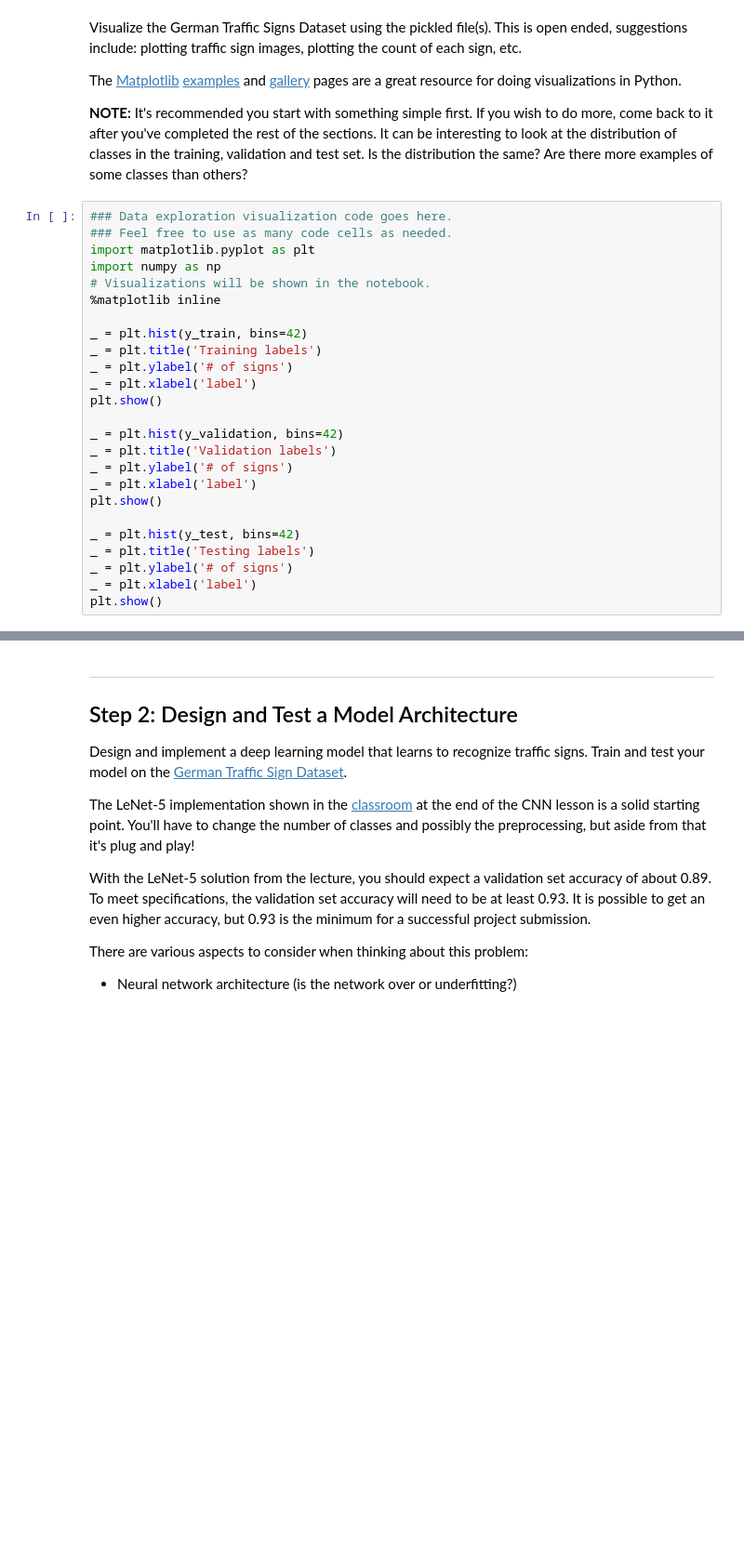
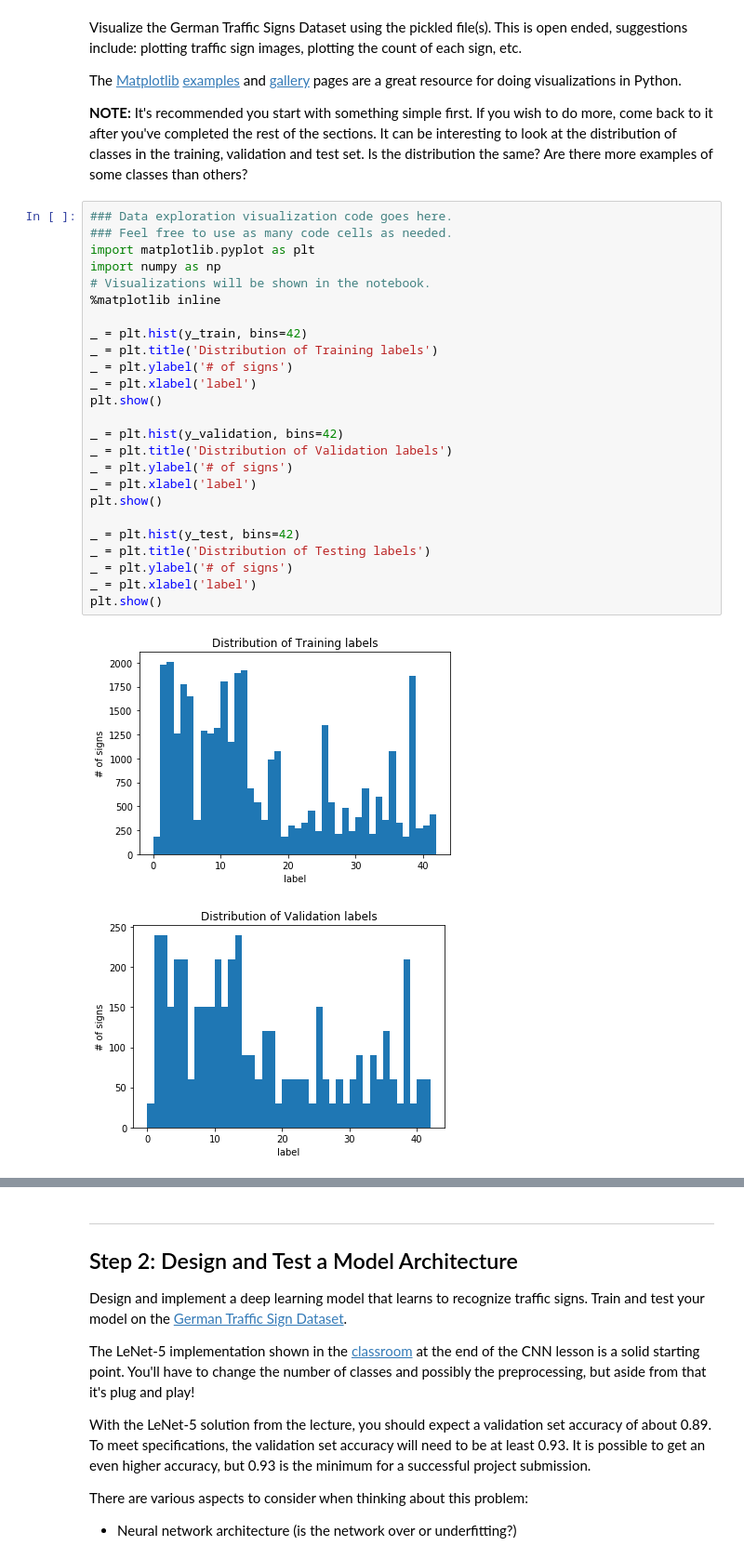
Before and after one commit to steve3424/CarND-Traffic-Sign-Classifier-Project, a Jupyter notebook: Traffic_Sign_Classifier.ipynb, the cells around one changed output, grey strips where cells are left out. Shown at 93% size. Saved outputs shown, nothing was run; the diff lists cells and outputs as text; blank space fills up the shorter version.

```diff
--- a/Traffic_Sign_Classifier.ipynb
+++ b/Traffic_Sign_Classifier.ipynb
@@ -90,25 +95,28 @@ The [Matplotlib](http://matplotlib.org/) [examples](http://matplotlib.org/exampl
 # %%
 ### Data exploration visualization code goes here.
 ### Feel free to use as many code cells as needed.
 import matplotlib.pyplot as plt
 import numpy as np
 # Visualizations will be shown in the notebook.
 %matplotlib inline
 
 _ = plt.hist(y_train, bins=42)
-_ = plt.title('Training labels')
+_ = plt.title('Distribution of Training labels')
 _ = plt.ylabel('# of signs')
 _ = plt.xlabel('label')
 plt.show()
 
 _ = plt.hist(y_validation, bins=42)
-_ = plt.title('Validation labels')
+_ = plt.title('Distribution of Validation labels')
 _ = plt.ylabel('# of signs')
 _ = plt.xlabel('label')
 plt.show()
 
 _ = plt.hist(y_test, bins=42)
-_ = plt.title('Testing labels')
+_ = plt.title('Distribution of Testing labels')
 _ = plt.ylabel('# of signs')
 _ = plt.xlabel('label')
 plt.show()
+# %% [output]
+[figure, added]
+[figure, added]
```
Also changed, not shown: parts of 8 cells of this notebook, 4 other files.
